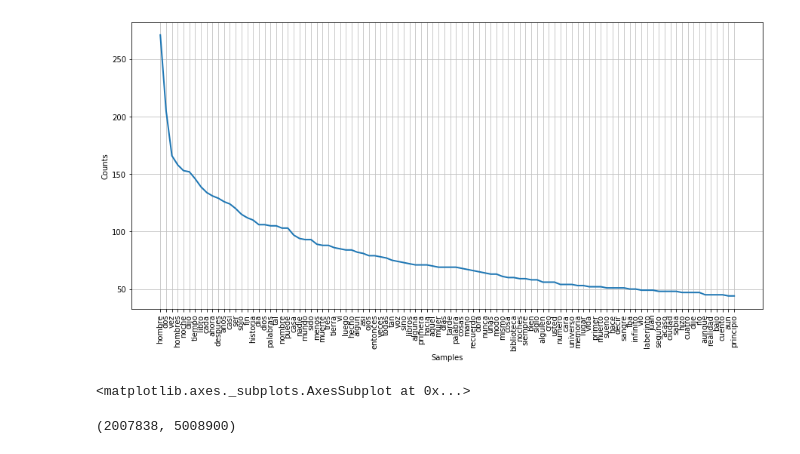
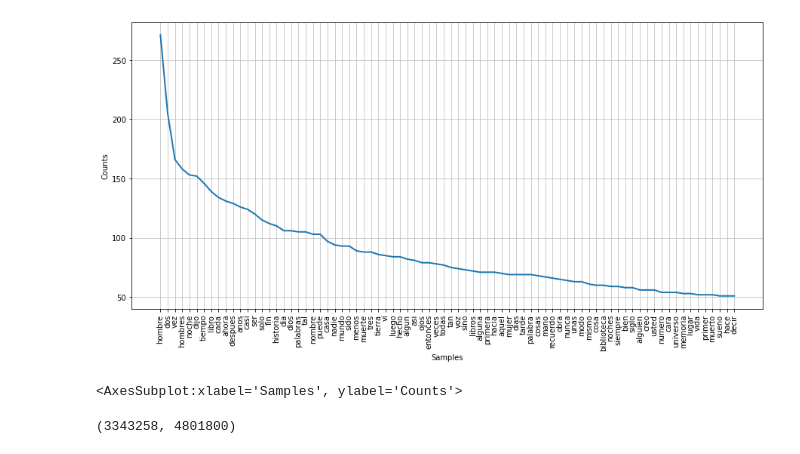
Before and after one commit to caaosorioal/Borges, a Jupyter notebook: word2vec_tsne.ipynb, the cells around one changed output. Cells and saved outputs as stored; diff of their text form; code cells hidden in the pictures.

Commit message:
Final image

```diff
--- a/word2vec_tsne.ipynb
+++ b/word2vec_tsne.ipynb
@@ -39,7 +39,7 @@ def clean_text(text, stopwords = stopwords.words('spanish')):
     return text
 # %%
 # Read the data
-path = r'C:\Users\Carlososa\OneDrive - Caja de Compensacion Familiar de Antioquia COMFAMA\Archivos\Proyectos personales\NLP - t-SNE'
+path = r'/Users/carlosandresosorioalcalde/Documents/GitHub/Borges/Borges'
 df = pd.read_excel(join(path, 'stories.xlsx'))
 # %%
 # Clean the content of the stories
@@ -47,10 +47,11 @@ df['story'] = df['story'].map(lambda x: clean_text(x))
 # %%
 # Create the wordcloud content
 stories_content = ' '.join(df['story'])
 
 # Plot the most common words
+n_top_words = 80
 plt.figure(figsize=(15, 7))
-nltk.FreqDist(stories_content.split()).plot(100)
+nltk.FreqDist(stories_content.split()).plot(n_top_words)
 # %% [output]
-[figure, old version]
+[figure, new version]
-<matplotlib.axes._subplots.AxesSubplot at 0x...>
+<AxesSubplot:xlabel='Samples', ylabel='Counts'>
@@ -62,7 +100,7 @@ sentences = df['story'].map(lambda x : x.split())
 model_w2v = Word2Vec(
     sentences,
     window = 5,
-    min_count = 10,
+    min_count = 3,
     workers = 4,
     alpha = 0.01
 )
@@ -74,5 +112,5 @@ model_w2v.train(
     epochs = 100
 )
 # %% [output]
-(2007838, 5008900)
+(3343258, 4801800)
 # %%
```
Also changed, not shown: parts of 6 cells of this notebook, 2 other files.
